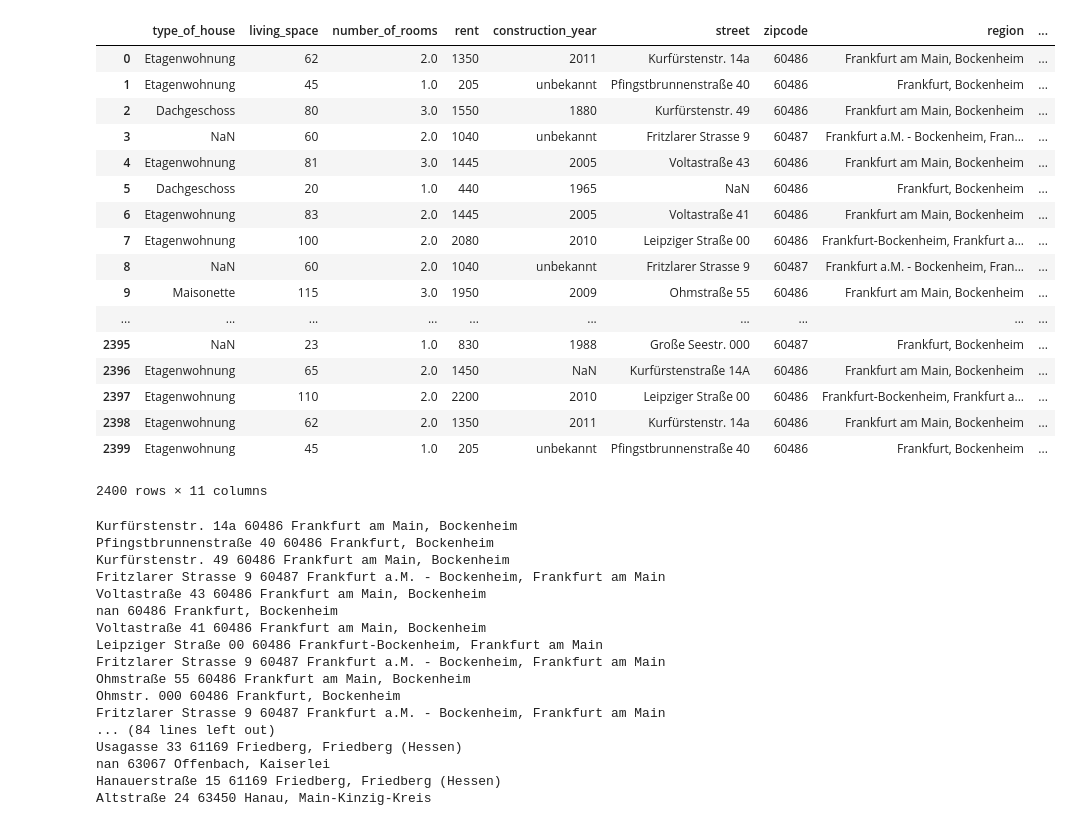
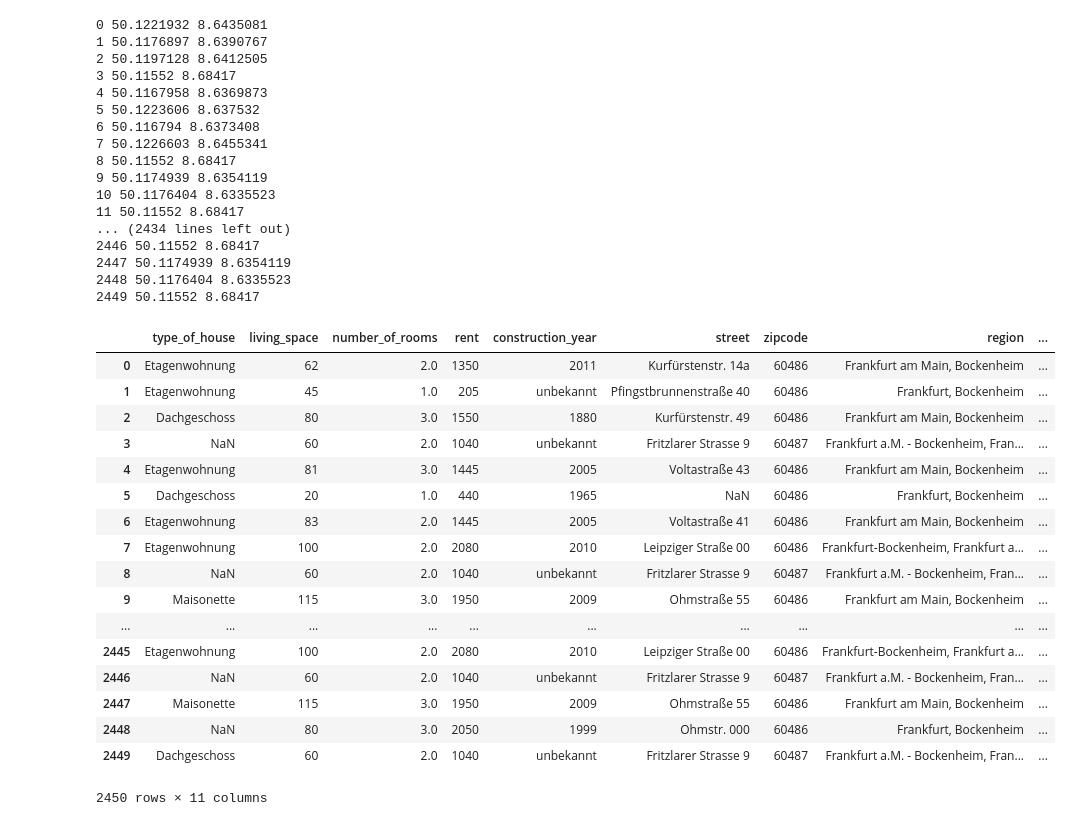
Before and after one commit to TiffanyHsuuuu/machine_learning, a Jupyter notebook: Rented Apartment.ipynb, the cells around one changed output. Cells and saved outputs as stored; diff of their text form; code cells hidden in the pictures.

```diff
--- a/Rented Apartment.ipynb
+++ b/Rented Apartment.ipynb
@@ -86,46 +86,64 @@ import urllib.parse
 import pandas as pd
 from time import sleep
 
-df = pd.read_csv("data.csv", nrows = 2400)
+df = pd.read_csv("data.csv", nrows = 2450)
 URL1 = 'https://api.opencagedata.com/geocode/v1/json?q='
 URL3 = '&key=71b9900ab09246f99610ef8cfb212c2e&language=en&pretty=1'
 lst_lat = []
 lst_lng = []
 
 for index, row in df.iterrows():
-    query = str(row['street']) + str(row['zipcode']) + str(row['region'])
+    query = str(row['street']) +  ", " + str(row['zipcode']) + ", " + str(row['region'])
     URL2 = urllib.parse.quote(query)
     r = requests.get(URL1+URL2+URL3)
     data = r.json()
     try:
         latitude = data['results'][0]['geometry']['lat']
         longitude = data['results'][0]['geometry']['lng']
     except:
         latitude = ''
         longitude = ''
     lst_lat.append(latitude)
     lst_lng.append(longitude)
+    print(index, latitude, longitude)
     sleep(1)
 df["latitude"] = lst_lat
 df["longitude"] = lst_lat
 df
 # %% [output]
+0 50.1221932 8.6435081
+1 50.1176897 8.6390767
+2 50.1197128 8.6412505
+3 50.11552 8.68417
+4 50.1167958 8.6369873
+5 50.1223606 8.637532
+6 50.116794 8.6373408
+7 50.1226603 8.6455341
+8 50.11552 8.68417
+9 50.1174939 8.6354119
+10 50.1176404 8.6335523
+11 50.11552 8.68417
+... (2434 lines left out)
+2446 50.11552 8.68417
+2447 50.1174939 8.6354119
+2448 50.1176404 8.6335523
+2449 50.11552 8.68417
 |  | type_of_house | living_space | number_of_rooms | rent | construction_year | street | zipcode | region | ... |
 | 0 | Etagenwohnung | 62 | 2.0 | 1350 | 2011 | Kurfürstenstr. 14a | 60486 | Frankfurt am Main, Bockenheim | ... |
 | 1 | Etagenwohnung | 45 | 1.0 | 205 | unbekannt | Pfingstbrunnenstraße 40 | 60486 | Frankfurt, Bockenheim | ... |
 | 2 | Dachgeschoss | 80 | 3.0 | 1550 | 1880 | Kurfürstenstr. 49 | 60486 | Frankfurt am Main, Bockenheim | ... |
 | 3 | NaN | 60 | 2.0 | 1040 | unbekannt | Fritzlarer Strasse 9 | 60487 | Frankfurt a.M. - Bockenheim, Fran... | ... |
 | 4 | Etagenwohnung | 81 | 3.0 | 1445 | 2005 | Voltastraße 43 | 60486 | Frankfurt am Main, Bockenheim | ... |
 | 5 | Dachgeschoss | 20 | 1.0 | 440 | 1965 | NaN | 60486 | Frankfurt, Bockenheim | ... |
 | 6 | Etagenwohnung | 83 | 2.0 | 1445 | 2005 | Voltastraße 41 | 60486 | Frankfurt am Main, Bockenheim | ... |
 | 7 | Etagenwohnung | 100 | 2.0 | 2080 | 2010 | Leipziger Straße 00 | 60486 | Frankfurt-Bockenheim, Frankfurt a... | ... |
 | 8 | NaN | 60 | 2.0 | 1040 | unbekannt | Fritzlarer Strasse 9 | 60487 | Frankfurt a.M. - Bockenheim, Fran... | ... |
 | 9 | Maisonette | 115 | 3.0 | 1950 | 2009 | Ohmstraße 55 | 60486 | Frankfurt am Main, Bockenheim | ... |
 | ... | ... | ... | ... | ... | ... | ... | ... | ... | ... |
-| 2395 | NaN | 23 | 1.0 | 830 | 1988 | Große Seestr. 000 | 60487 | Frankfurt, Bockenheim | ... |
-| 2396 | Etagenwohnung | 65 | 2.0 | 1450 | NaN | Kurfürstenstraße 14A | 60486 | Frankfurt am Main, Bockenheim | ... |
-| 2397 | Etagenwohnung | 110 | 2.0 | 2200 | 2010 | Leipziger Straße 00 | 60486 | Frankfurt-Bockenheim, Frankfurt a... | ... |
-| 2398 | Etagenwohnung | 62 | 2.0 | 1350 | 2011 | Kurfürstenstr. 14a | 60486 | Frankfurt am Main, Bockenheim | ... |
-| 2399 | Etagenwohnung | 45 | 1.0 | 205 | unbekannt | Pfingstbrunnenstraße 40 | 60486 | Frankfurt, Bockenheim | ... |
+| 2445 | Etagenwohnung | 100 | 2.0 | 2080 | 2010 | Leipziger Straße 00 | 60486 | Frankfurt-Bockenheim, Frankfurt a... | ... |
+| 2446 | NaN | 60 | 2.0 | 1040 | unbekannt | Fritzlarer Strasse 9 | 60487 | Frankfurt a.M. - Bockenheim, Fran... | ... |
+| 2447 | Maisonette | 115 | 3.0 | 1950 | 2009 | Ohmstraße 55 | 60486 | Frankfurt am Main, Bockenheim | ... |
+| 2448 | NaN | 80 | 3.0 | 2050 | 1999 | Ohmstr. 000 | 60486 | Frankfurt, Bockenheim | ... |
+| 2449 | Dachgeschoss | 60 | 2.0 | 1040 | unbekannt | Fritzlarer Strasse 9 | 60487 | Frankfurt a.M. - Bockenheim, Fran... | ... |
-2400 rows × 11 columns
+2450 rows × 11 columns
 # %%
@@ -135,27 +153,2 @@ df.to_csv("new_data1.csv", sep='\t', encoding='utf-8')
-# %%
-import pandas as pd
-from time import sleep
-df = pd.read_csv("data.csv", nrows = 100)
-for index, row in df.iterrows():
-    sleep(0.1)
-    print(row['street'], row['zipcode'], row['region'])
-# %% [output]
-Kurfürstenstr. 14a 60486 Frankfurt am Main, Bockenheim
-Pfingstbrunnenstraße 40 60486 Frankfurt, Bockenheim
-Kurfürstenstr. 49 60486 Frankfurt am Main, Bockenheim
-Fritzlarer Strasse 9 60487 Frankfurt a.M. - Bockenheim, Frankfurt am Main
-Voltastraße 43 60486 Frankfurt am Main, Bockenheim
-nan 60486 Frankfurt, Bockenheim
-Voltastraße 41 60486 Frankfurt am Main, Bockenheim
-Leipziger Straße 00 60486 Frankfurt-Bockenheim, Frankfurt am Main
-Fritzlarer Strasse 9 60487 Frankfurt a.M. - Bockenheim, Frankfurt am Main
-Ohmstraße 55 60486 Frankfurt am Main, Bockenheim
-Ohmstr. 000 60486 Frankfurt, Bockenheim
-Fritzlarer Strasse 9 60487 Frankfurt a.M. - Bockenheim, Frankfurt am Main
-... (84 lines left out)
-Usagasse 33 61169 Friedberg, Friedberg (Hessen)
-nan 63067 Offenbach, Kaiserlei
-Hanauerstraße 15 61169 Friedberg, Friedberg (Hessen)
-Altstraße 24 63450 Hanau, Main-Kinzig-Kreis
 # %%
 # wc -l data.csv
```
Also changed, not shown: parts of 2 cells of this notebook, 2 other files.
